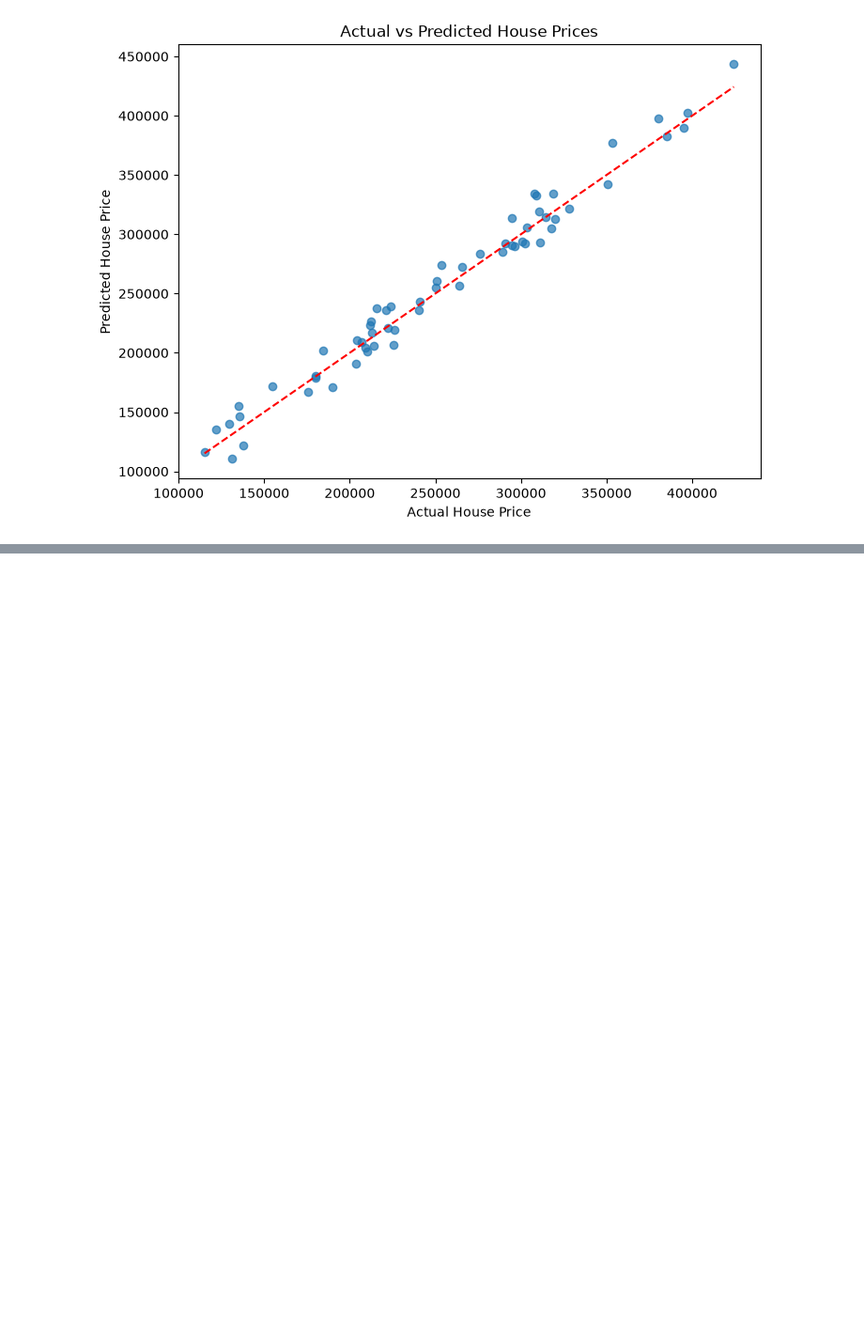
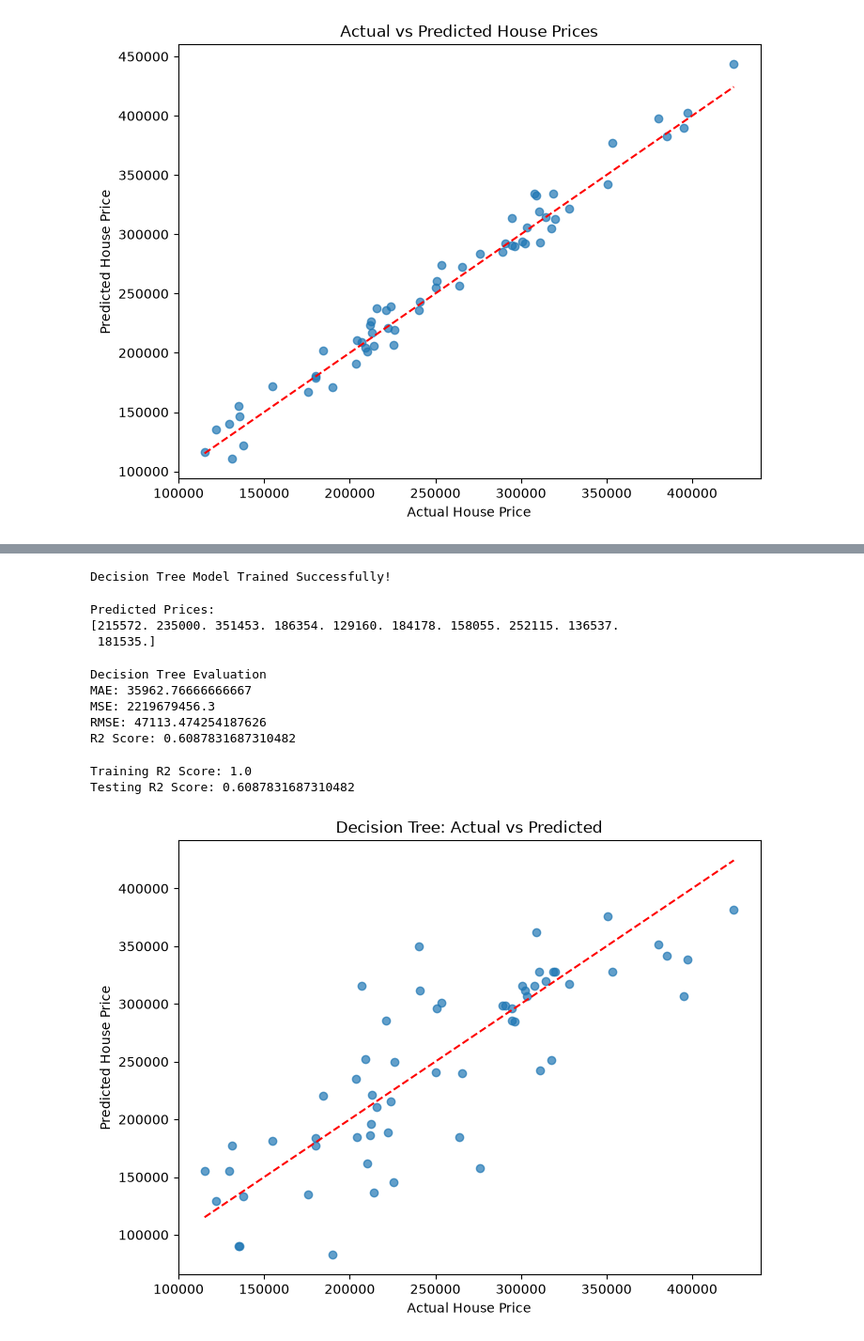
Before and after one commit to mdraihanmostafa746-coder/House-Price-Prediction-, a Jupyter notebook: notebooks/houseprediction.ipynb, the cells around one changed output, grey strips where cells are left out. Shown at 94% size. Saved outputs shown, nothing was run; the diff lists cells and outputs as text; code cells hidden in the pictures; blank space fills up the shorter version.

Commit message:
Complete Decision Tree Regressor

```diff
--- a/notebooks/houseprediction.ipynb
+++ b/notebooks/houseprediction.ipynb
@@ -384,0 +389,71 @@ plt.show()
+# %%
+dt_model = DecisionTreeRegressor(
+    random_state=42
+)
+# %%
+dt_model.fit(X_train, y_train)
+
+print("Decision Tree Model Trained Successfully!")
+# %% [output]
+Decision Tree Model Trained Successfully!
+# %%
+y_pred_dt = dt_model.predict(X_test)
+
+print("Predicted Prices:")
+print(y_pred_dt[:10])
+# %% [output]
+Predicted Prices:
+[215572. 235000. 351453. 186354. 129160. 184178. 158055. 252115. 136537.
+ 181535.]
+# %%
+mae_dt = mean_absolute_error(y_test, y_pred_dt)
+
+mse_dt = mean_squared_error(y_test, y_pred_dt)
+
+rmse_dt = np.sqrt(mse_dt)
+
+r2_dt = r2_score(y_test, y_pred_dt)
+
+print("Decision Tree Evaluation")
+
+print("MAE:", mae_dt)
+print("MSE:", mse_dt)
+print("RMSE:", rmse_dt)
+print("R2 Score:", r2_dt)
+# %% [output]
+Decision Tree Evaluation
+MAE: 35962.76666666667
+MSE: 2219679456.3
+RMSE: 47113.474254187626
+R2 Score: 0.6087831687310482
+# %%
+y_train_pred_dt = dt_model.predict(X_train)
+
+train_r2_dt = r2_score(y_train, y_train_pred_dt)
+
+test_r2_dt = r2_score(y_test, y_pred_dt)
+
+print("Training R2 Score:", train_r2_dt)
+print("Testing R2 Score:", test_r2_dt)
+# %% [output]
+Training R2 Score: 1.0
+Testing R2 Score: 0.6087831687310482
+# %%
+plt.figure(figsize=(8, 6))
+
+plt.scatter(y_test, y_pred_dt, alpha=0.7)
+
+plt.plot(
+    [y_test.min(), y_test.max()],
+    [y_test.min(), y_test.max()],
+    'r--'
+)
+
+plt.xlabel('Actual House Price')
+plt.ylabel('Predicted House Price')
+
+plt.title('Decision Tree: Actual vs Predicted')
+
+plt.show()
+# %% [output]
+[figure, added]
```
Also changed, not shown: parts of 2 cells of this notebook, 2 other files.
